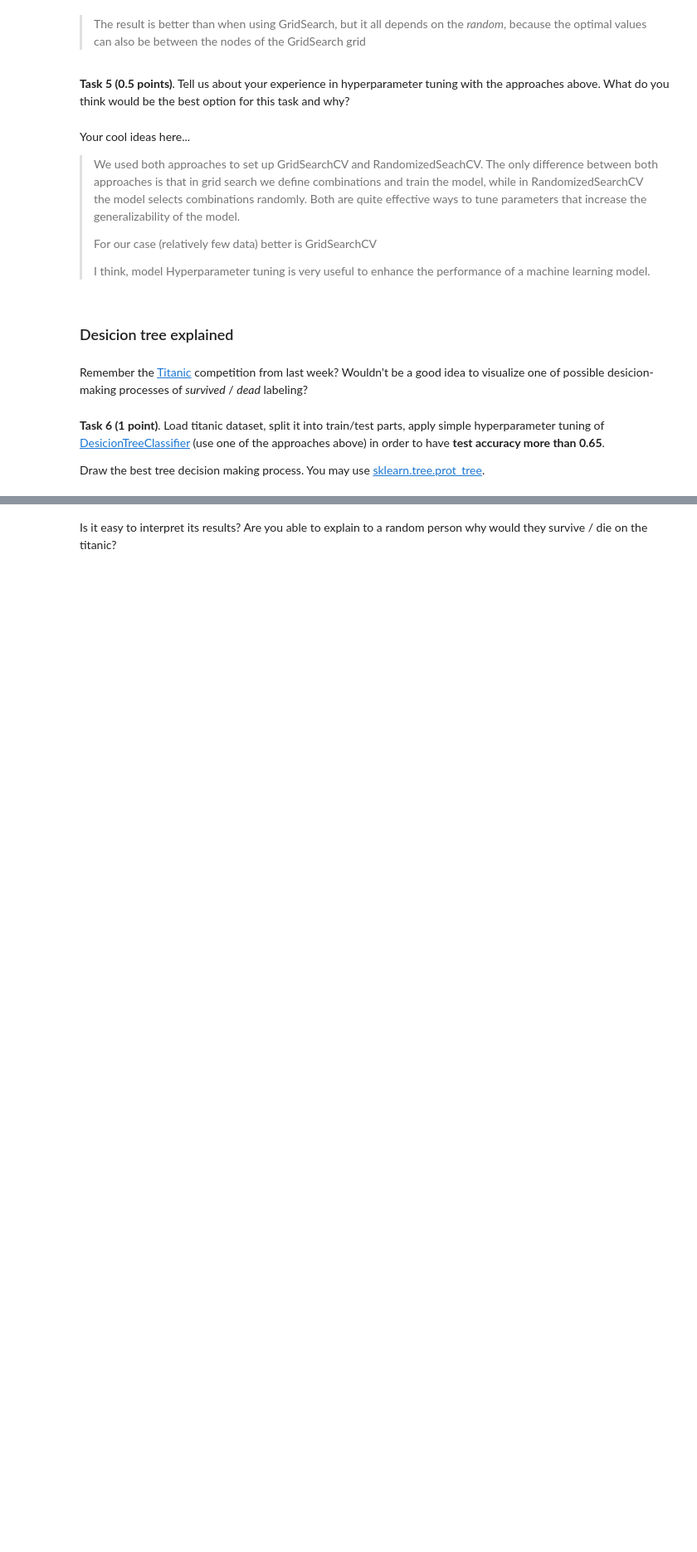
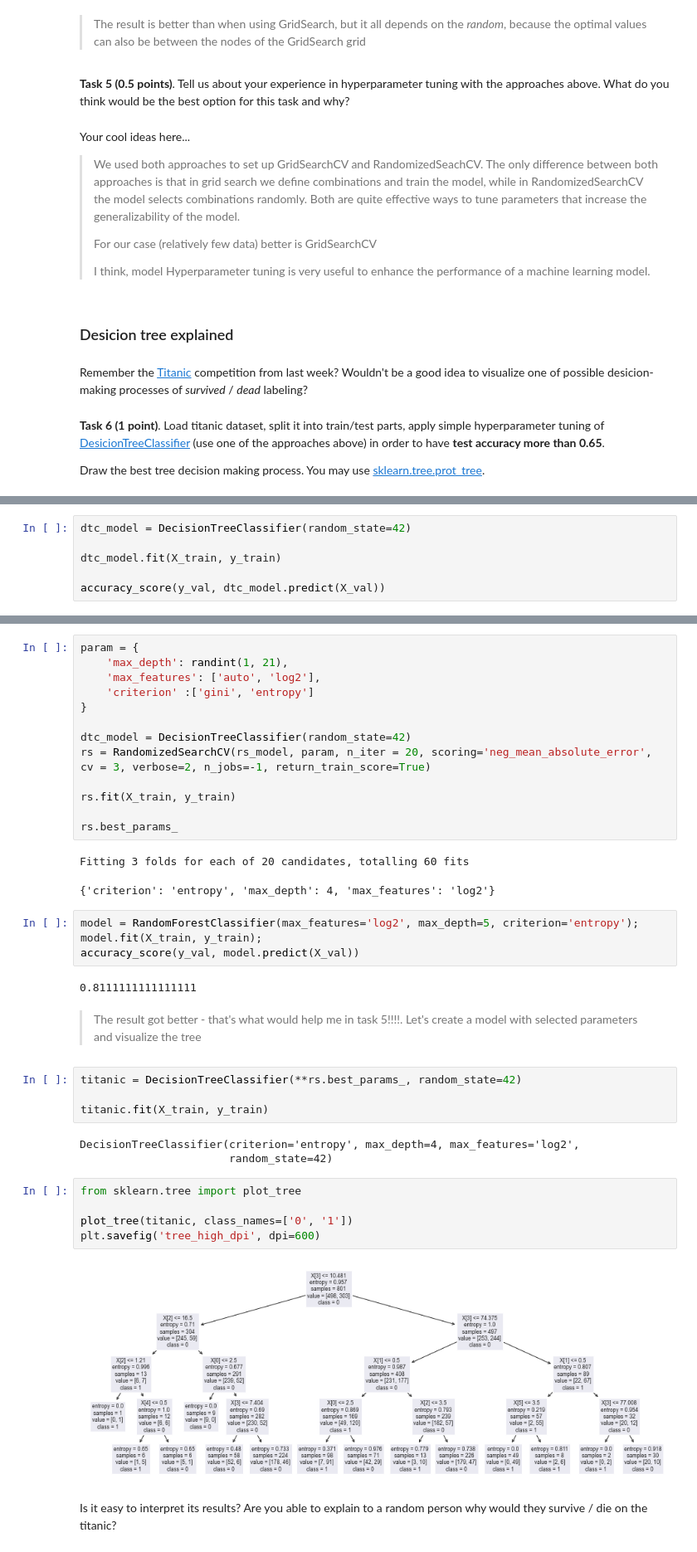
Before and after one commit to kastrubait/ml-intro-2022Q1, a Jupyter notebook: task-7_trees_and_ensembles.ipynb, the cells around one changed output, grey strips where cells are left out. Shown at 83% size. Saved outputs shown, nothing was run; the diff lists cells and outputs as text; blank space fills up the shorter version.

Commit message:
feat: Desicion tree explained

```diff
--- a/task-7_trees_and_ensembles.ipynb
+++ b/task-7_trees_and_ensembles.ipynb
@@ -672,0 +743,6 @@ from sklearn.tree import DecisionTreeClassifier
+# %%
+dtc_model = DecisionTreeClassifier(random_state=42)
+
+dtc_model.fit(X_train, y_train)
+
+accuracy_score(y_val, dtc_model.predict(X_val))
@@ -673,2 +753,40 @@ from sklearn.tree import DecisionTreeClassifier
+# %%
+param = {
+    'max_depth': randint(1, 21),
+    'max_features': ['auto', 'log2'],
+    'criterion' :['gini', 'entropy']
+}
+
+dtc_model = DecisionTreeClassifier(random_state=42)
+rs = RandomizedSearchCV(rs_model, param, n_iter = 20, scoring='neg_mean_absolute_error', cv = 3, verbose=2, n_jobs=-1, return_train_score=True)
+
+rs.fit(X_train, y_train)
+
+rs.best_params_
+# %% [output]
+Fitting 3 folds for each of 20 candidates, totalling 60 fits
+{'criterion': 'entropy', 'max_depth': 4, 'max_features': 'log2'}
+# %%
+model = RandomForestClassifier(max_features='log2', max_depth=5, criterion='entropy');
+model.fit(X_train, y_train);
+accuracy_score(y_val, model.predict(X_val))
+# %% [output]
+0.8111111111111111
+# %% [markdown]
+> The result got better - that's what would help me in task 5!!!!. Let's create a model with selected parameters and visualize the tree
+# %%
+titanic = DecisionTreeClassifier(**rs.best_params_, random_state=42)
+
+titanic.fit(X_train, y_train)
+# %% [output]
+DecisionTreeClassifier(criterion='entropy', max_depth=4, max_features='log2',
+                       random_state=42)
+# %%
+from sklearn.tree import plot_tree
+
+plot_tree(titanic, class_names=['0', '1'])
+plt.savefig('tree_high_dpi', dpi=600)
+# %% [output]
+[figure, added]
 # %% [markdown]
 Is it easy to interpret its results? Are you able to explain to a random person why would they survive / die on the titanic?
```
Also changed, not shown: parts of 8 cells of this notebook, 3 other files.
